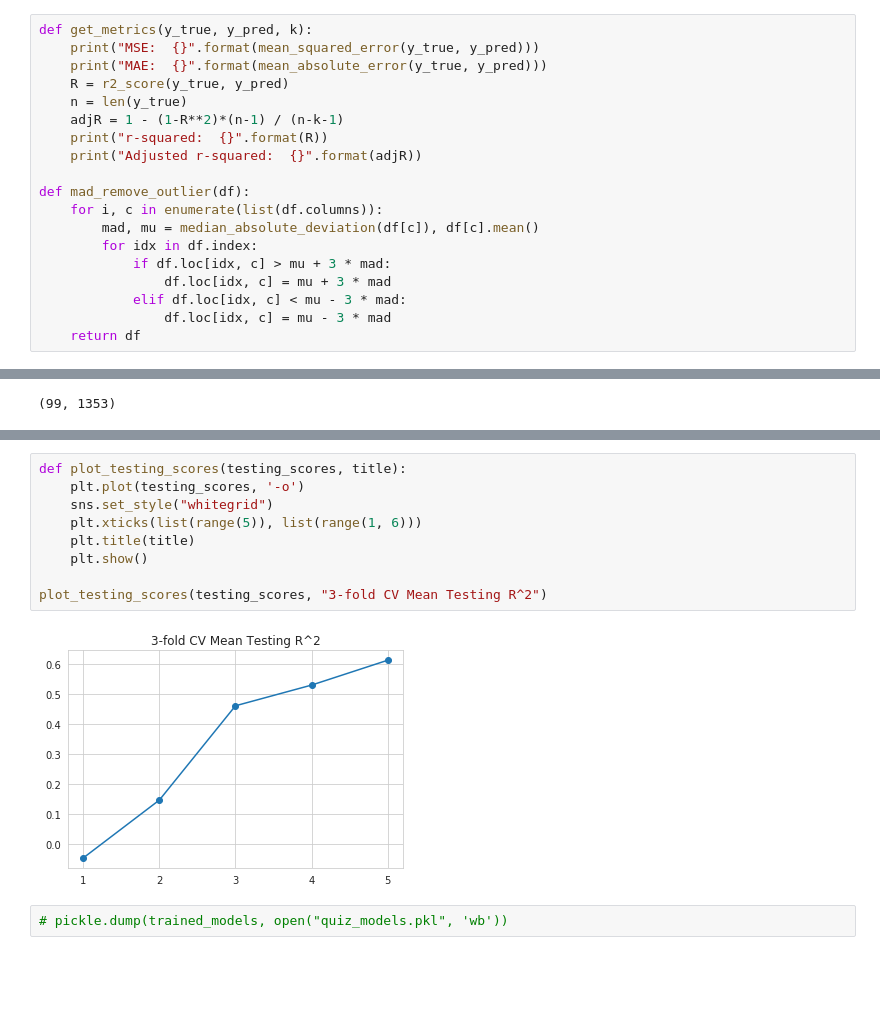
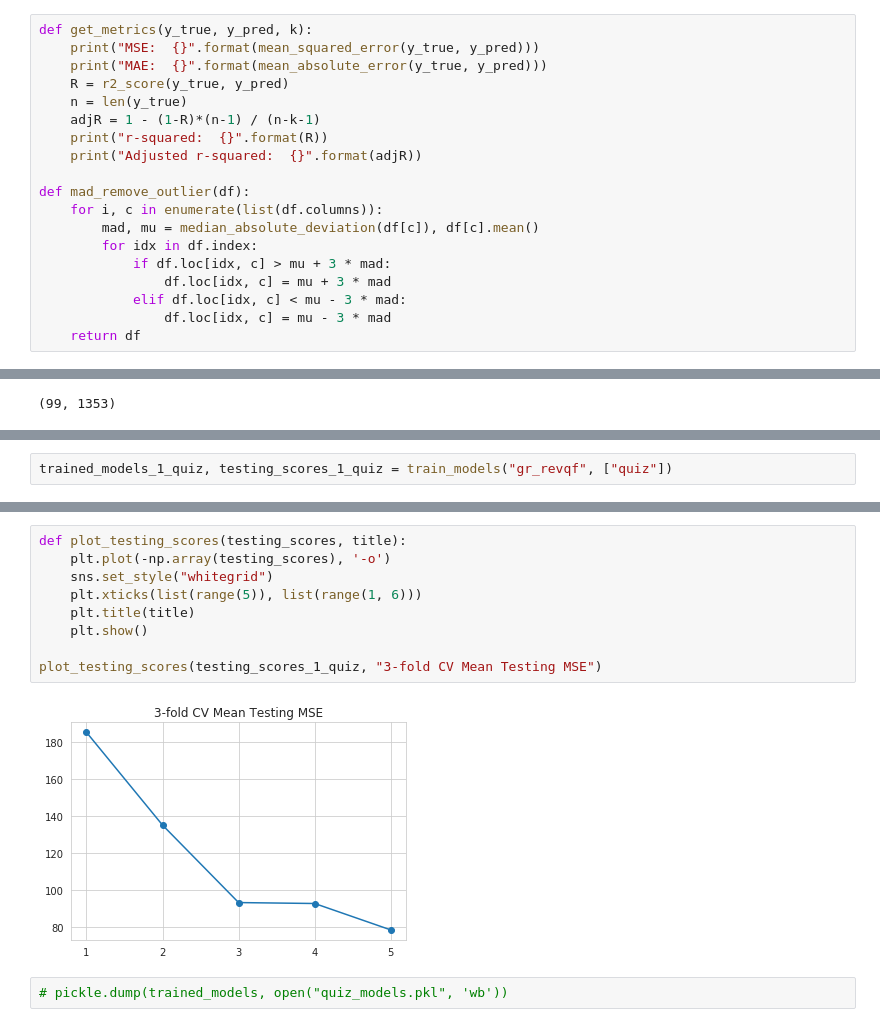
Before and after one commit to hanweny/DMOL, a Jupyter notebook: quiz_prediction/expected_classification.ipynb, the cells around one changed output, grey strips where cells are left out. Saved outputs shown, nothing was run; the diff lists cells and outputs as text; blank space fills up the shorter version.

Commit message:
added diff pred models

```diff
--- a/quiz_prediction/expected_classification.ipynb
+++ b/quiz_prediction/expected_classification.ipynb
@@ -31,7 +31,7 @@ def get_metrics(y_true, y_pred, k):
     print("MAE:  {}".format(mean_absolute_error(y_true, y_pred)))
     R = r2_score(y_true, y_pred)
     n = len(y_true)
-    adjR = 1 - (1-R**2)*(n-1) / (n-k-1)
+    adjR = 1 - (1-R)*(n-1) / (n-k-1)
     print("r-squared:  {}".format(R))
     print("Adjusted r-squared:  {}".format(adjR))
 
@@ -161,0 +168,2 @@ Adjusted r-squared:  0.7839637531602149
+# %%
+trained_models_1_quiz, testing_scores_1_quiz = train_models("gr_revqf", ["quiz"])
@@ -162,14 +188,14 @@ Adjusted r-squared:  0.7839637531602149
 # %%
 def plot_testing_scores(testing_scores, title):
-    plt.plot(testing_scores, '-o')
+    plt.plot(-np.array(testing_scores), '-o')
     sns.set_style("whitegrid")
     plt.xticks(list(range(5)), list(range(1, 6)))
     plt.title(title)
     plt.show()
 
-plot_testing_scores(testing_scores, "3-fold CV Mean Testing R^2")
+plot_testing_scores(testing_scores_1_quiz, "3-fold CV Mean Testing MSE")
 # %% [output]
-[figure, old version]
+[figure, new version]
 # %%
 # pickle.dump(trained_models, open("quiz_models.pkl", 'wb'))
 # %%
```
Also changed, not shown: parts of 68 cells of this notebook.
